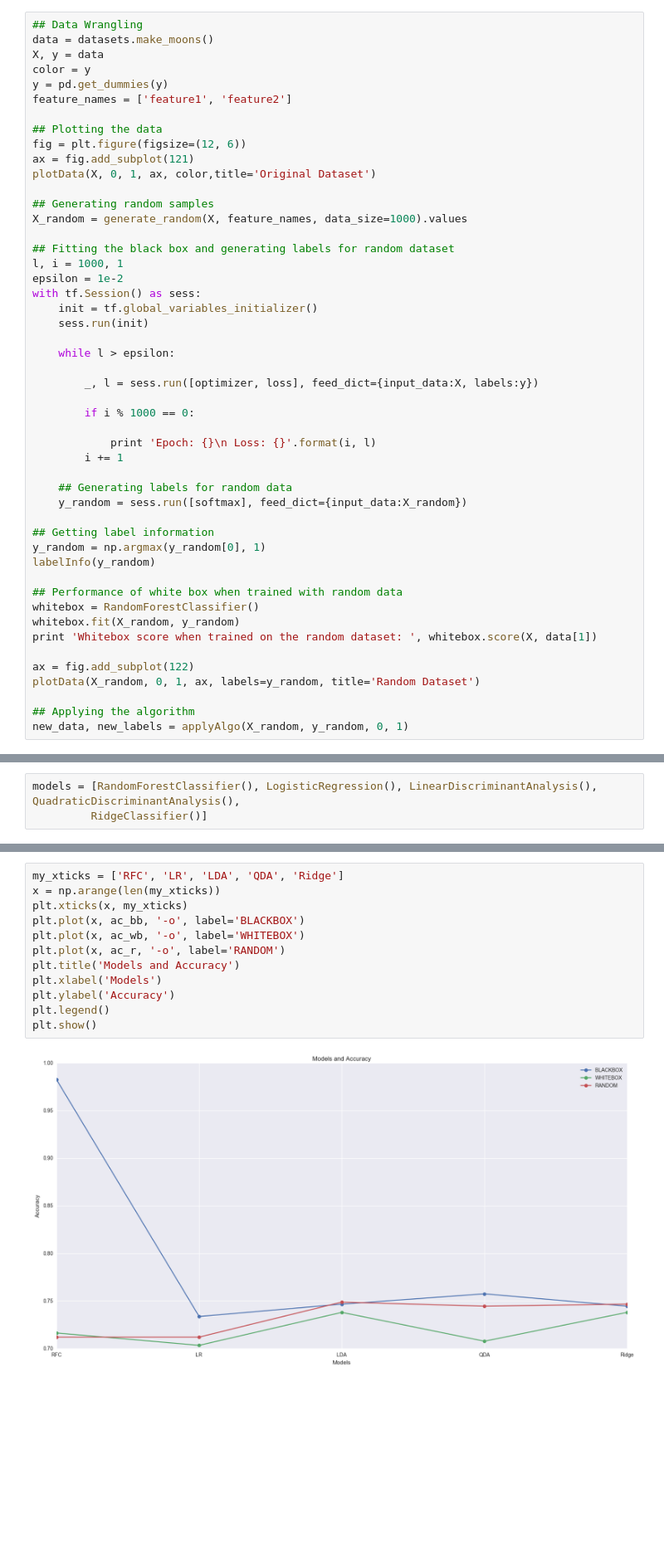
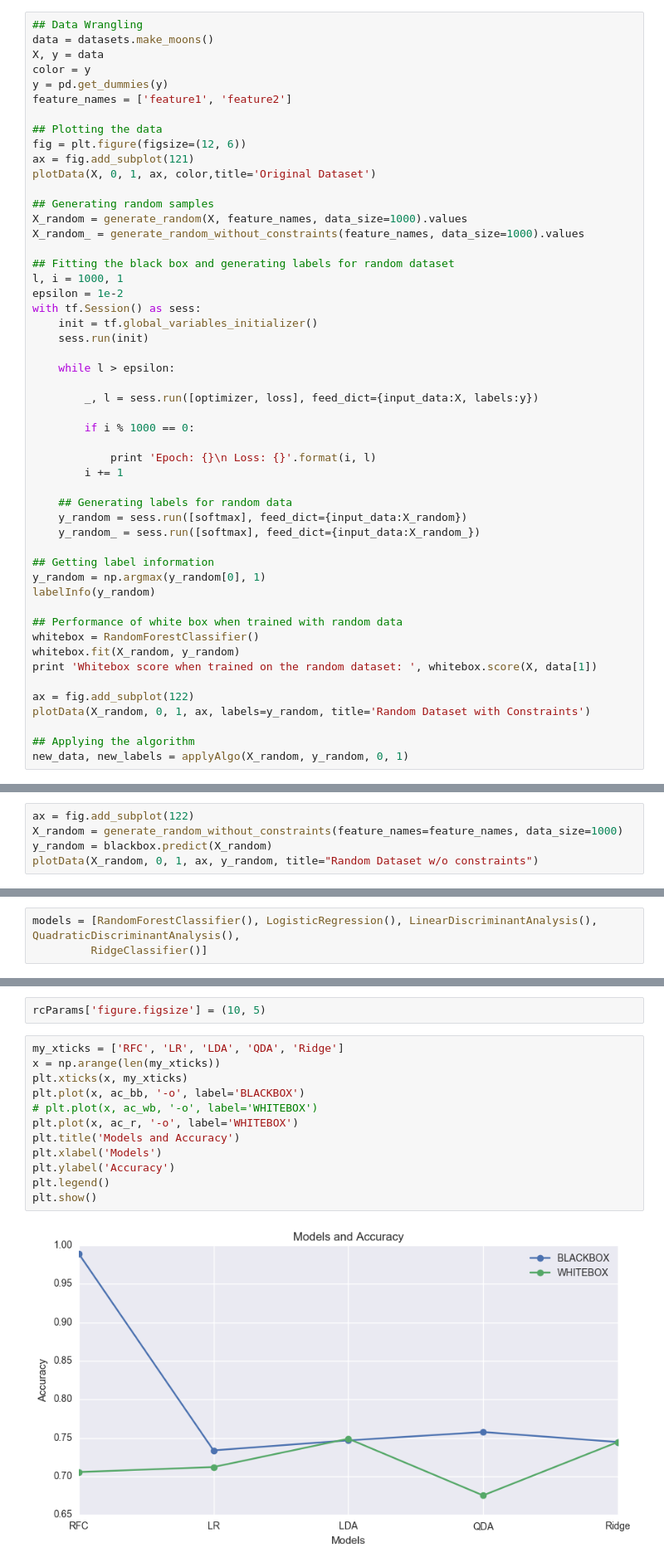
Before and after one commit to najeeb97khan/Cloning, a Jupyter notebook: Others/Class Boundary.ipynb, the cells around one changed output, grey strips where cells are left out. Shown at 83% size. Saved outputs shown, nothing was run; the diff lists cells and outputs as text; blank space fills up the shorter version.

```diff
--- a/Others/Class Boundary.ipynb
+++ b/Others/Class Boundary.ipynb
@@ -269,6 +269,7 @@ plotData(X, 0, 1, ax, color,title='Original Dataset')
 
 ## Generating random samples
 X_random = generate_random(X, feature_names, data_size=1000).values
+X_random_ = generate_random_without_constraints(feature_names, data_size=1000).values
 
 ## Fitting the black box and generating labels for random dataset
 l, i = 1000, 1
@@ -288,6 +289,7 @@ with tf.Session() as sess:
 
     ## Generating labels for random data
     y_random = sess.run([softmax], feed_dict={input_data:X_random})
+    y_random_ = sess.run([softmax], feed_dict={input_data:X_random_})
 
 ## Getting label information
 y_random = np.argmax(y_random[0], 1)
@@ -299,7 +301,7 @@ whitebox.fit(X_random, y_random)
 print 'Whitebox score when trained on the random dataset: ', whitebox.score(X, data[1])
 
 ax = fig.add_subplot(122)
-plotData(X_random, 0, 1, ax, labels=y_random, title='Random Dataset')
+plotData(X_random, 0, 1, ax, labels=y_random, title='Random Dataset with Constraints')
 
 ## Applying the algorithm
 new_data, new_labels = applyAlgo(X_random, y_random, 0, 1)
@@ -335,3 +342,8 @@ Score of Whitebox on original data 0.99
+# %%
+ax = fig.add_subplot(122)
+X_random = generate_random_without_constraints(feature_names=feature_names, data_size=1000)
+y_random = blackbox.predict(X_random)
+plotData(X_random, 0, 1, ax, y_random, title="Random Dataset w/o constraints")
 # %%
 score = []
 for i in range(1, 11):
@@ -540,18 +552,20 @@ White Box accuracy on the original dataset 0.738095238095
 ******************************
+# %%
+rcParams['figure.figsize'] = (10, 5)
 # %%
 my_xticks = ['RFC', 'LR', 'LDA', 'QDA', 'Ridge']
 x = np.arange(len(my_xticks))
 plt.xticks(x, my_xticks)
 plt.plot(x, ac_bb, '-o', label='BLACKBOX')
-plt.plot(x, ac_wb, '-o', label='WHITEBOX')
-plt.plot(x, ac_r, '-o', label='RANDOM')
+# plt.plot(x, ac_wb, '-o', label='WHITEBOX')
+plt.plot(x, ac_r, '-o', label='WHITEBOX')
 plt.title('Models and Accuracy')
 plt.xlabel('Models')
 plt.ylabel('Accuracy')
 plt.legend()
 plt.show()
 # %% [output]
-[figure, old version]
+[figure, new version]
 # %% [markdown]
 ## Using Random Data without Constraints (zero mean uniform distribution)
 # %% [markdown]
```
Also changed, not shown: parts of 9 cells of this notebook, 4 other files.
